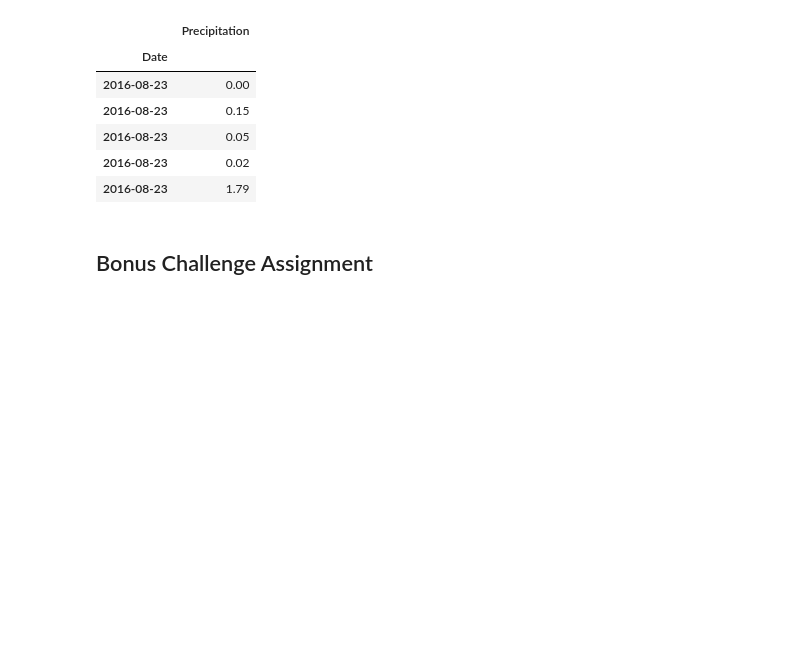
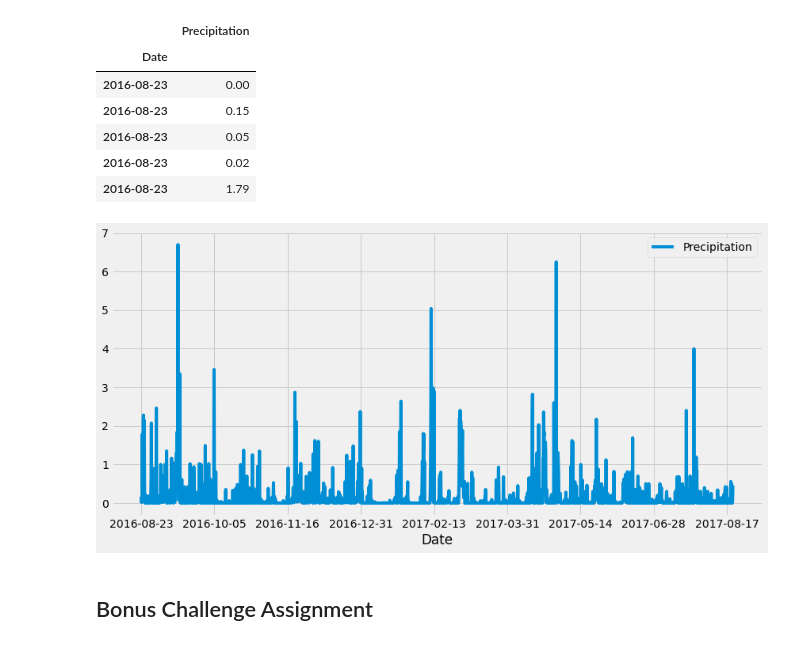
Before and after one commit to aamtman/sqlalchemy-challenge, a Jupyter notebook: Alyson.ipynb, the cells around one changed output. Drawn from its saved outputs; the diff is of its cells as text; code cells hidden in the pictures; blank space fills up the shorter version.

Commit message:
add images

```diff
--- a/Alyson.ipynb
+++ b/Alyson.ipynb
@@ -124,6 +124,11 @@ df.head()
 | 2016-08-23 | 1.79 |
 # %%
 # Use Pandas to calcualte the summary statistics for the precipitation data
+df.plot(figsize=(12,6))
+plt.tight_layout()
+plt.savefig('Images/Precipitation.png')
+# %% [output]
+[figure, added]
 # %%
 # Design a query to show how many stations are available in this dataset?
 # %%
```
Also changed, not shown: 1 other file.
